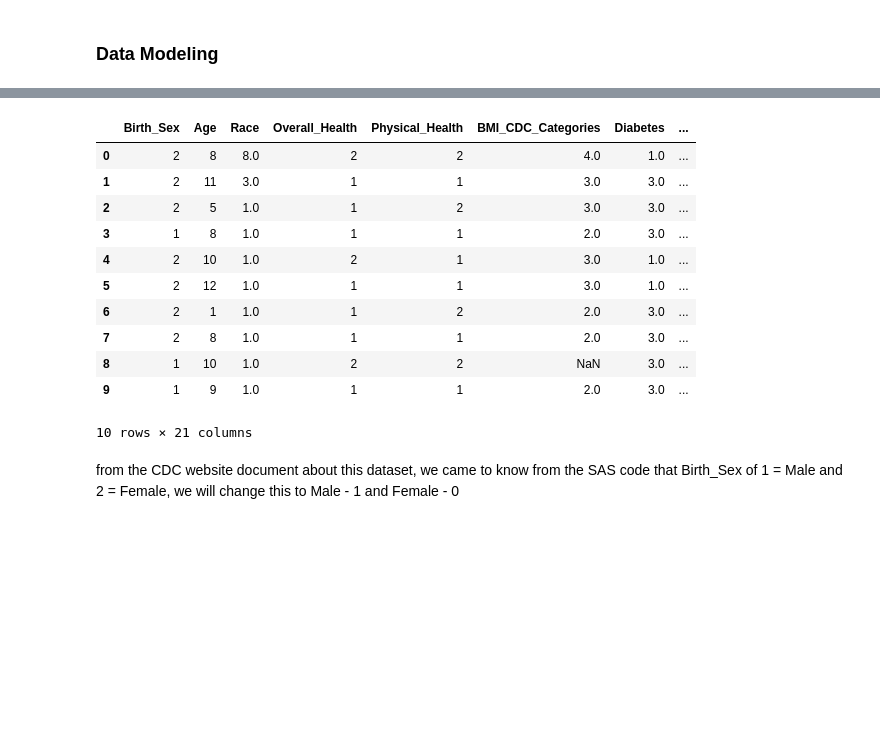
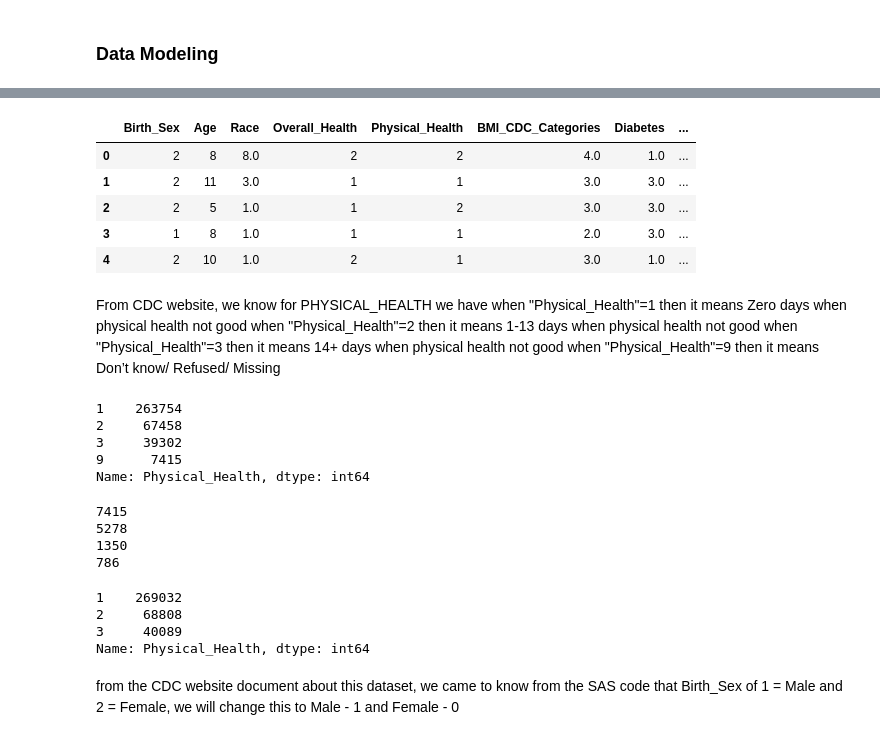
Before and after one commit to DataSolutions360/Data_Science_Capstone, a Jupyter notebook: heart_health_predictor.ipynb, the cells around one changed output, grey strips where cells are left out. Cells and saved outputs as stored; diff of their text form; code cells hidden in the pictures; blank space fills up the shorter version.

```diff
--- a/heart_health_predictor.ipynb
+++ b/heart_health_predictor.ipynb
@@ -23,20 +38,62 @@ df.head(10)
 # %%
-#Removing the columns State and index as its not needed for Machine Learning and can be utilized for visualizations
-df = df.drop(["index","State"], axis=1)
-df.head(10)
+#Removing the columns State, index, Metropolitan_y_n, Urban_Rural, Reported_Income, Education_Level as its not needed for Machine Learning and can be utilized for visualizations
+df = df.drop(["index","State","Metropolitan_y_n","Urban_Rural","Reported_Income","Education_Level"], axis=1)
+df.head(5)
 # %% [output]
 |  | Birth_Sex | Age | Race | Overall_Health | Physical_Health | BMI_CDC_Categories | Diabetes | ... |
 | 0 | 2 | 8 | 8.0 | 2 | 2 | 4.0 | 1.0 | ... |
 | 1 | 2 | 11 | 3.0 | 1 | 1 | 3.0 | 3.0 | ... |
 | 2 | 2 | 5 | 1.0 | 1 | 2 | 3.0 | 3.0 | ... |
 | 3 | 1 | 8 | 1.0 | 1 | 1 | 2.0 | 3.0 | ... |
 | 4 | 2 | 10 | 1.0 | 2 | 1 | 3.0 | 1.0 | ... |
-| 5 | 2 | 12 | 1.0 | 1 | 1 | 3.0 | 1.0 | ... |
-| 6 | 2 | 1 | 1.0 | 1 | 2 | 2.0 | 3.0 | ... |
-| 7 | 2 | 8 | 1.0 | 1 | 1 | 2.0 | 3.0 | ... |
-| 8 | 1 | 10 | 1.0 | 2 | 2 | NaN | 3.0 | ... |
-| 9 | 1 | 9 | 1.0 | 1 | 1 | 2.0 | 3.0 | ... |
-10 rows × 21 columns
+# %% [markdown]
+From CDC website, we know for PHYSICAL_HEALTH we have
+when "Physical_Health"=1 then it means Zero days when physical health not good
+when "Physical_Health"=2 then it means 1-13 days when physical health not good
+when "Physical_Health"=3 then it means 14+ days when physical health not good
+when "Physical_Health"=9 then it means Don’t know/ Refused/ Missing
+# %%
+df["Physical_Health"].value_counts()
+# %% [output]
+1    263754
+2     67458
+3     39302
+9      7415
+Name: Physical_Health, dtype: int64
+# %%
+# Split Colonscopy NaNs into 3 bunches proportionately and update them with 1, 2, 3 to insert no bias to the model
+idx = df['Physical_Health'].index[df['Physical_Health']==9]
+df4 = df[df['Physical_Health'] != 9]
+x = df4['Physical_Health'].value_counts(normalize=True) * 100
+total_len = len(idx)
+print(total_len)
+sample1_perct = int((total_len*x[1]/100).round(1))
+print(sample1_perct)
+sample2_perct = int((total_len*x[2]/100).round(1))
+print(sample2_perct)
+sample3_perct = int((total_len*x[3]/100).round(1))
+print(sample3_perct)
+
+
+second_update = sample1_perct + sample2_perct
+
+
+df.loc[idx[0:sample1_perct], 'Physical_Health'] = 1
+df.loc[idx[sample1_perct:second_update], 'Physical_Health'] = 2
+df.loc[idx[second_update:total_len], 'Physical_Health'] = 3
+# df.head(10)
+# %% [output]
+7415
+5278
+1350
+786
+# %%
+df["Physical_Health"].value_counts()
+# %% [output]
+1    269032
+2     68808
+3     40089
+Name: Physical_Health, dtype: int64
 # %% [markdown]
 from the CDC website document about this dataset, we came to know from the SAS code that
 Birth_Sex of 1 = Male and 2 = Female, we will change this to Male - 1 and Female - 0
```
Also changed, not shown: parts of 80 cells of this notebook, 7 other files.
